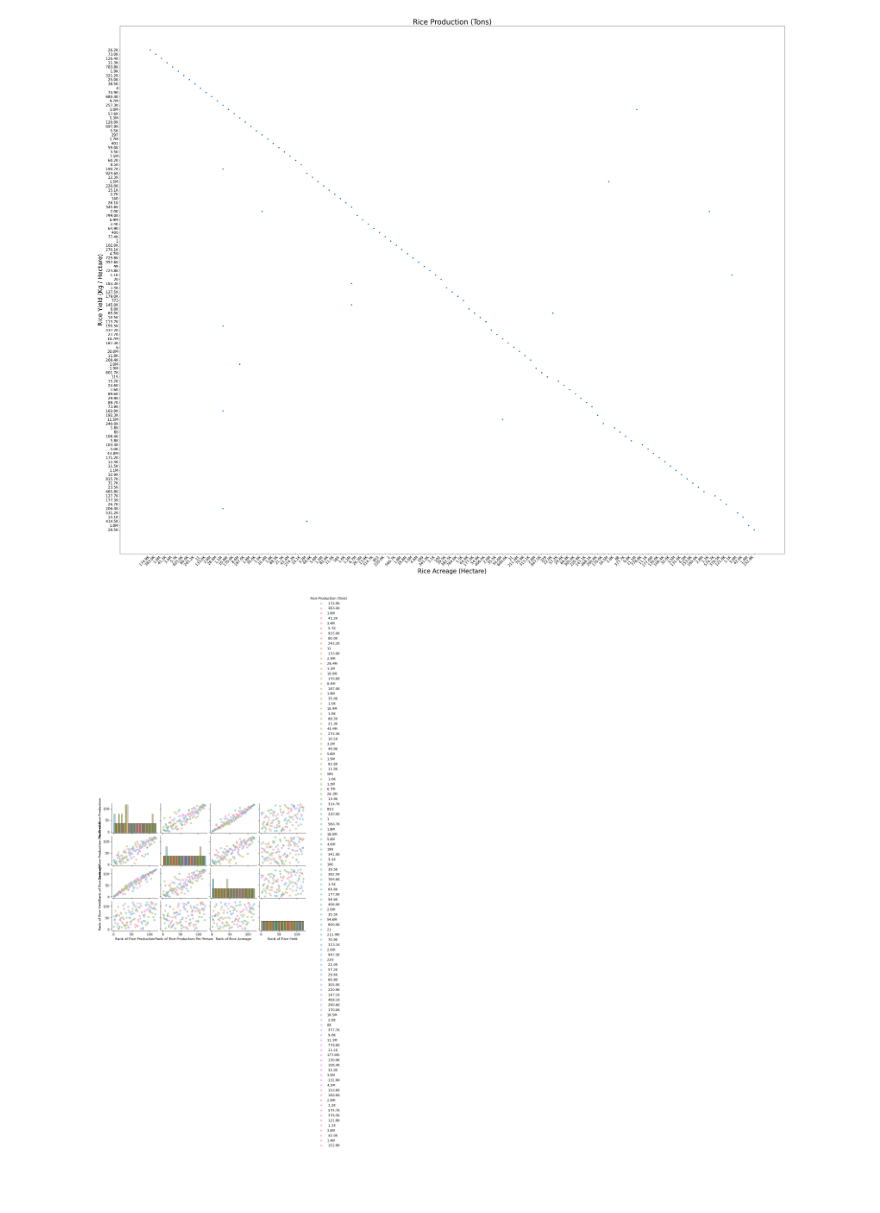
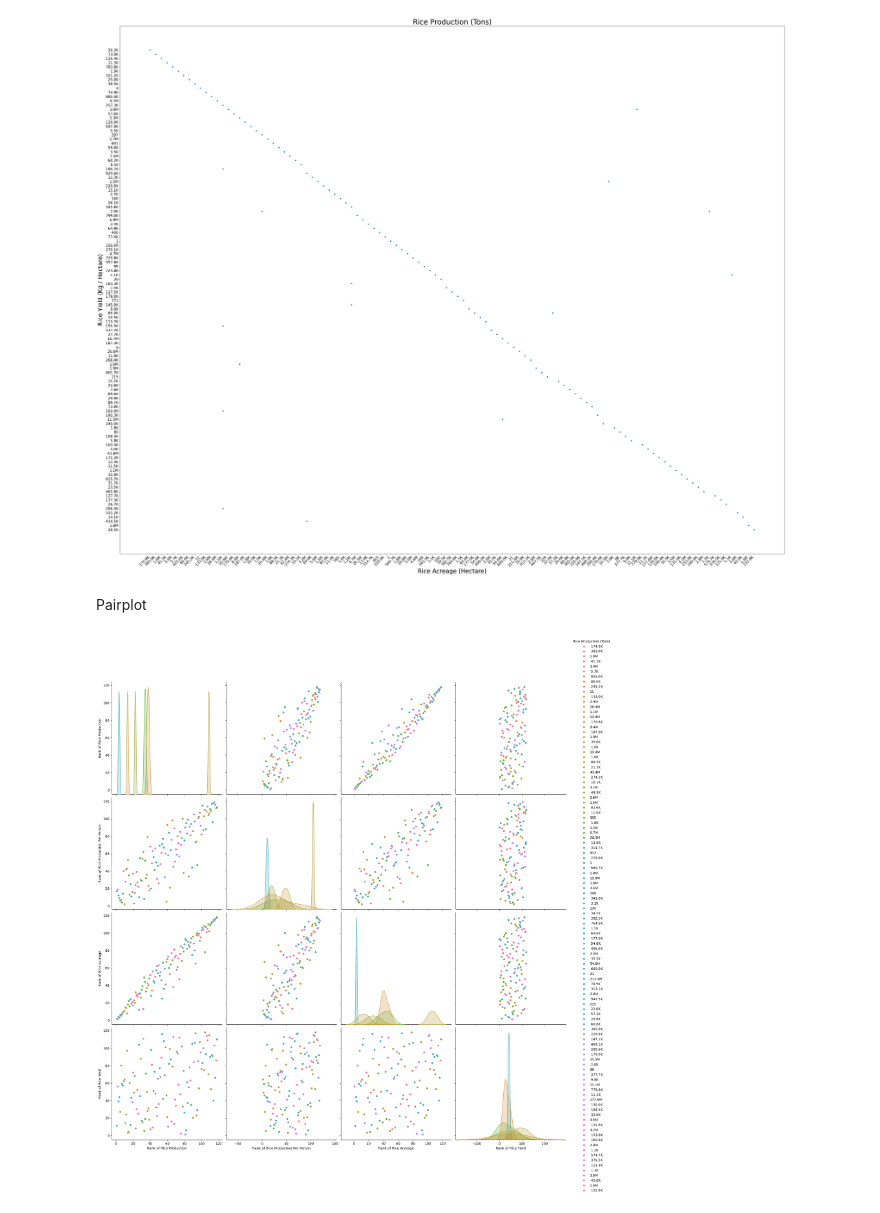
Before and after one commit to mr-chandan/Ml-report, a Jupyter notebook: Data-preprocess.ipynb, the cells around one changed output. Drawn from its saved outputs; the diff is of its cells as text; code cells hidden in the pictures; blank space fills up the shorter version.

```diff
--- a/Data-preprocess.ipynb
+++ b/Data-preprocess.ipynb
@@ -83,8 +83,10 @@ plt.yticks(fontsize=15)
 plt.show()
 # %% [output]
 [figure]
+# %% [markdown]
+Pairplot
 # %%
-sns.pairplot(data, hue='Rice Production (Tons)', diag_kind='kde')
+sns.pairplot(data, hue='Rice Production (Tons)', diag_kind='kde', height=5)
 plt.show()
 # %% [output]
-[figure, old version]
+[figure, new version]
```
